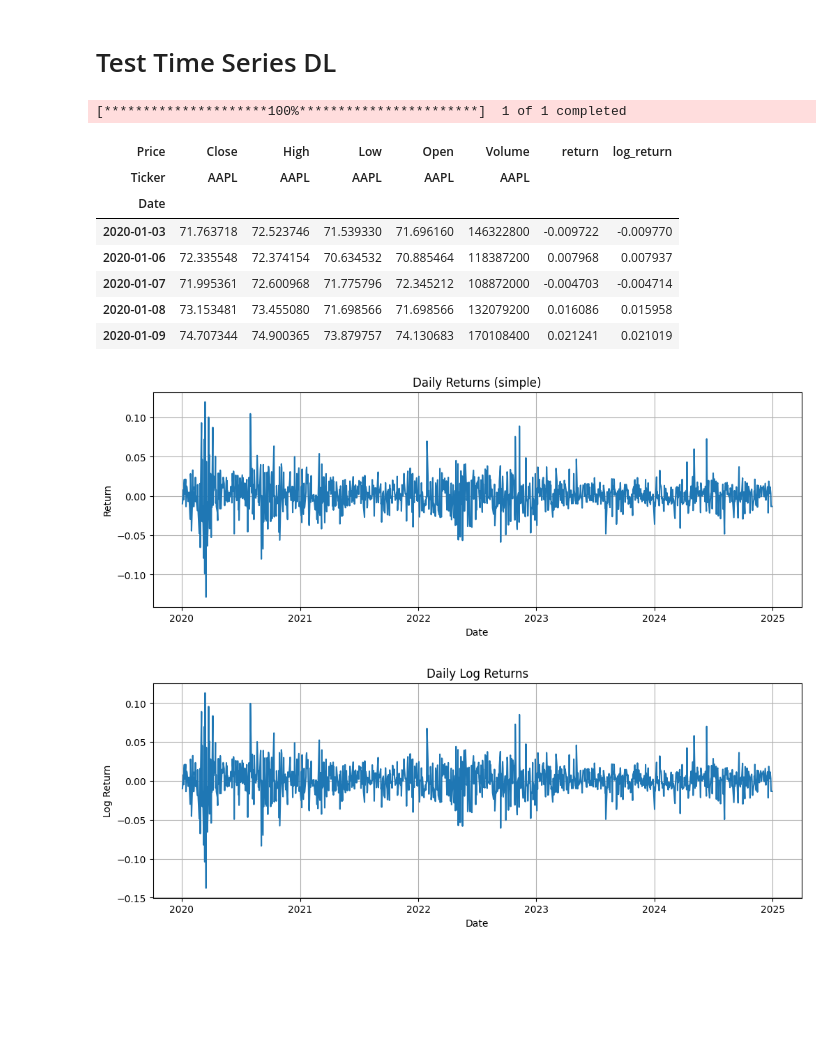
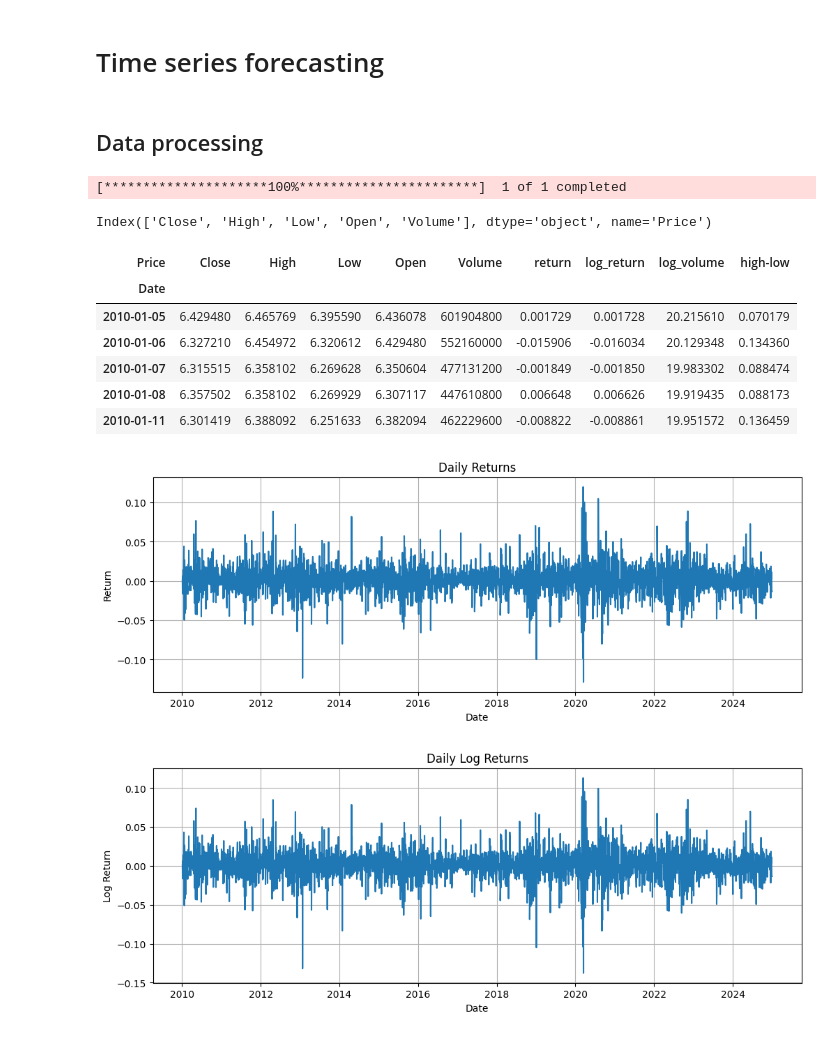
Before and after one commit to dianemans/time-series-pred, a Jupyter notebook: test_samy.ipynb, the cells around one changed output. Cells and saved outputs as stored; diff of their text form; code cells hidden in the pictures; blank space fills up the shorter version.

```diff
--- a/test_samy.ipynb
+++ b/test_samy.ipynb
@@ -1,5 +1,7 @@
 # %% [markdown]
-# Test Time Series DL
+# Time series forecasting
+# %% [markdown]
+## Data processing
 # %%
 # Import
 
@@ -11,37 +18,46 @@ from statsmodels.tsa.ar_model import AutoReg
 # %%
+start_date = "2010-01-01"
+end_date = "2024-12-31"
+
 # Dataset
-df = yf.download("AAPL", start="2020-01-01", end="2024-12-31")
+df = yf.download("AAPL", start=start_date, end=end_date)
 
-# Returns
+# Cette commande garde le niveau 0 ('Close', 'High'...) et jette le niveau 1 ('AAPL')
+df.columns = df.columns.droplevel(1)
+
+# Vérification : Affiche les nouvelles colonnes
+print(df.columns)
+
+# Features
 df["return"] = df["Close"].pct_change()
-
-# Log-returns
 df["log_return"] = np.log(df["Close"] / df["Close"].shift(1))
+df["log_volume"] = np.log(1 + df["Volume"])
+df["high-low"] = df["High"] - df["Low"]
 
 df = df.dropna()
 # %% [output]
 [*********************100%***********************]  1 of 1 completed
+Index(['Close', 'High', 'Low', 'Open', 'Volume'], dtype='object', name='Price')
 # %%
 df.head()
 # %% [output]
-| Price | Close | High | Low | Open | Volume | return | log_return |
-| Ticker | AAPL | AAPL | AAPL | AAPL | AAPL |  |  |
-| Date |  |  |  |  |  |  |  |
-| 2020-01-03 | 71.763718 | 72.523746 | 71.539330 | 71.696160 | 146322800 | -0.009722 | -0.009770 |
-| 2020-01-06 | 72.335548 | 72.374154 | 70.634532 | 70.885464 | 118387200 | 0.007968 | 0.007937 |
-| 2020-01-07 | 71.995361 | 72.600968 | 71.775796 | 72.345212 | 108872000 | -0.004703 | -0.004714 |
-| 2020-01-08 | 73.153481 | 73.455080 | 71.698566 | 71.698566 | 132079200 | 0.016086 | 0.015958 |
-| 2020-01-09 | 74.707344 | 74.900365 | 73.879757 | 74.130683 | 170108400 | 0.021241 | 0.021019 |
+| Price | Close | High | Low | Open | Volume | return | log_return | log_volume | high-low |
+| Date |  |  |  |  |  |  |  |  |  |
+| 2010-01-05 | 6.429480 | 6.465769 | 6.395590 | 6.436078 | 601904800 | 0.001729 | 0.001728 | 20.215610 | 0.070179 |
+| 2010-01-06 | 6.327210 | 6.454972 | 6.320612 | 6.429480 | 552160000 | -0.015906 | -0.016034 | 20.129348 | 0.134360 |
+| 2010-01-07 | 6.315515 | 6.358102 | 6.269628 | 6.350604 | 477131200 | -0.001849 | -0.001850 | 19.983302 | 0.088474 |
+| 2010-01-08 | 6.357502 | 6.358102 | 6.269929 | 6.307117 | 447610800 | 0.006648 | 0.006626 | 19.919435 | 0.088173 |
+| 2010-01-11 | 6.301419 | 6.388092 | 6.251633 | 6.382094 | 462229600 | -0.008822 | -0.008861 | 19.951572 | 0.136459 |
 # %%
 plt.figure(figsize=(12,4))
 plt.plot(df["return"])
-plt.title("Daily Returns (simple)")
+plt.title("Daily Returns")
 plt.xlabel("Date")
 plt.ylabel("Return")
 plt.grid(True)
 plt.show()
 # %% [output]
-[figure, old version]
+[figure, new version]
 # %%
 plt.figure(figsize=(12,4))
 plt.plot(df["log_return"])
@@ -51,4 +67,4 @@ plt.ylabel("Log Return")
 plt.grid(True)
 plt.show()
 # %% [output]
-[figure, old version]
+[figure, new version]
```
Also changed, not shown: parts of 22 cells of this notebook.
